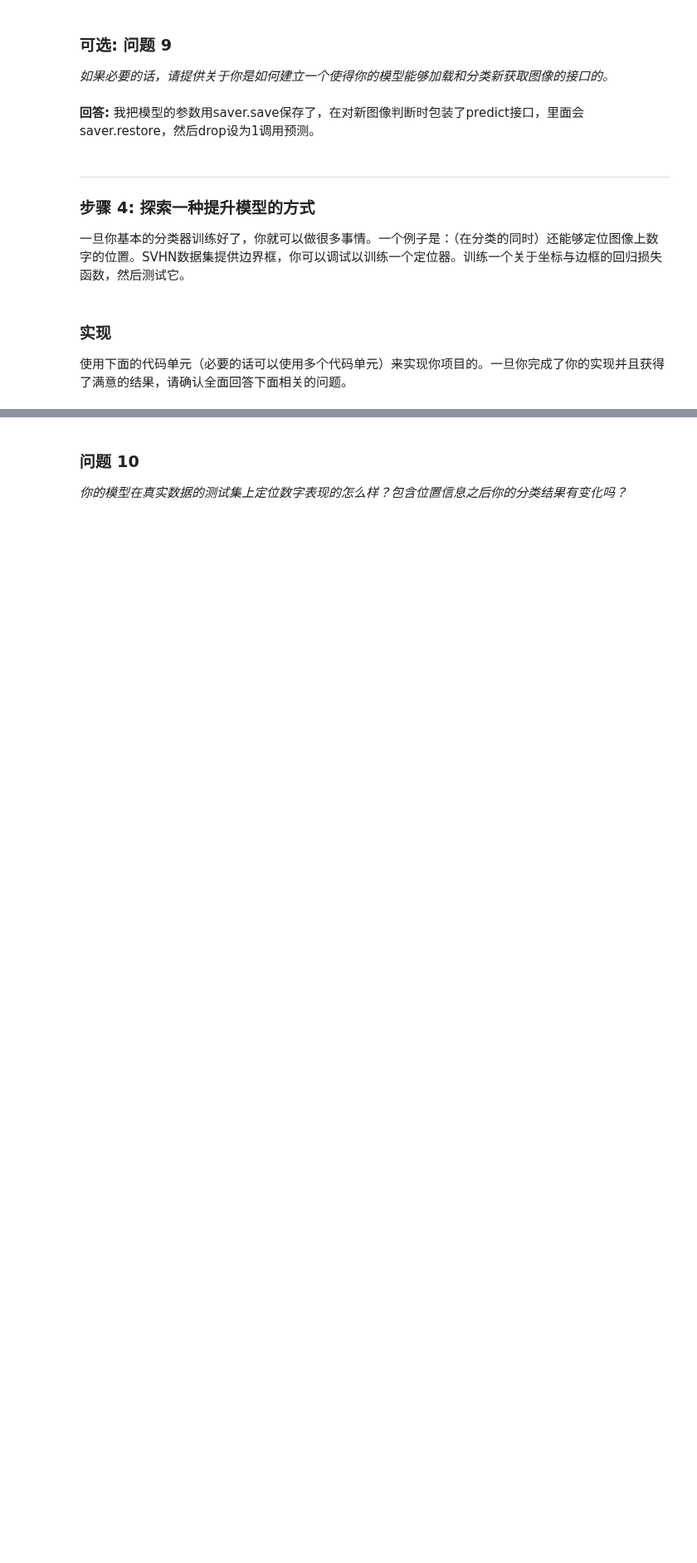
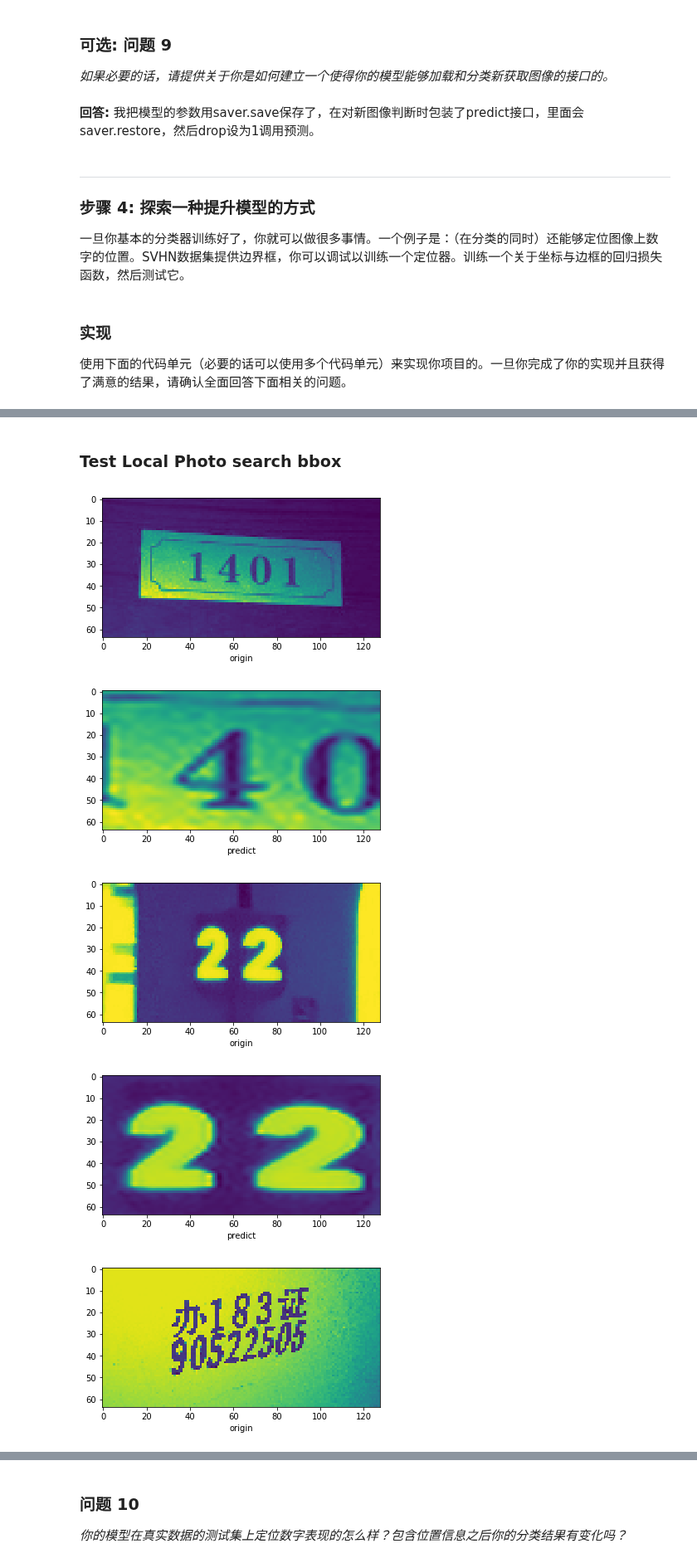
Before and after one commit to Heerozh/machine-learning, a Jupyter notebook: projects/digit_recognition/digit_recognition.ipynb, the cells around one changed output, grey strips where cells are left out. Shown at 83% size. Drawn from its saved outputs; the diff is of its cells as text; code cells hidden in the pictures; blank space fills up the shorter version.

```diff
--- a/projects/digit_recognition/digit_recognition.ipynb
+++ b/projects/digit_recognition/digit_recognition.ipynb
@@ -665,0 +464,14 @@ test_box_predict(clf_bbox, svhn_train_dat)
+# %% [markdown]
+### Test Local Photo search bbox
+# %%
+test_box_predict(clf_bbox, [loc_imgs[0]])
+test_box_predict(clf_bbox, [loc_imgs[1]])
+test_box_predict(clf_bbox, [loc_imgs[2]])
+test_box_predict(clf_bbox, [loc_imgs[3]])
+test_box_predict(clf_bbox, [loc_imgs[4]])
+# %% [output]
+[figure, added]
+[figure, added]
+[figure, added]
+[figure, added]
+[figure, added]
```
Also changed, not shown: parts of 35 cells of this notebook, 8 other files.
